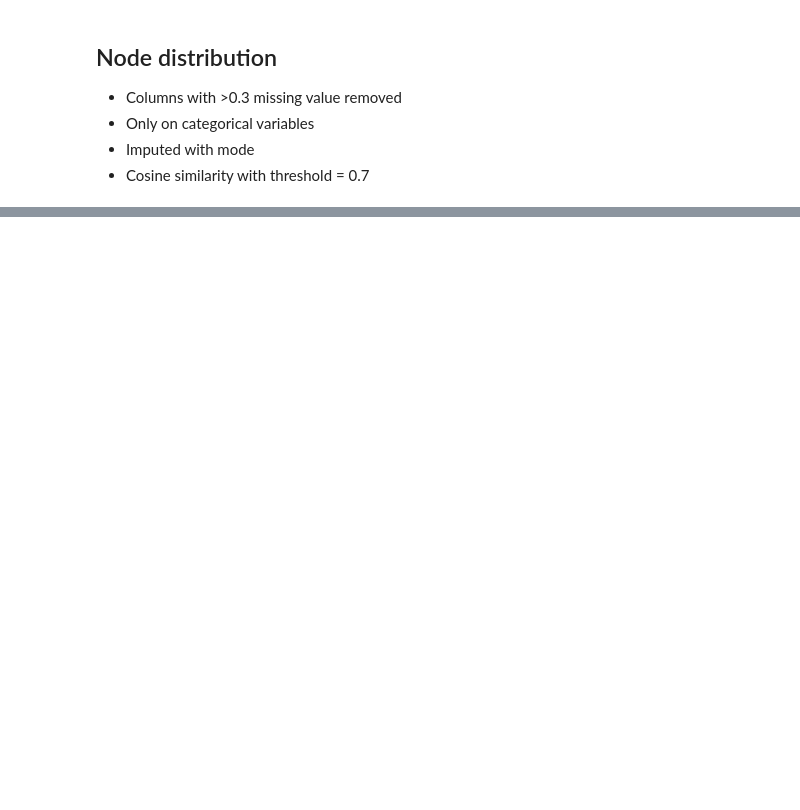
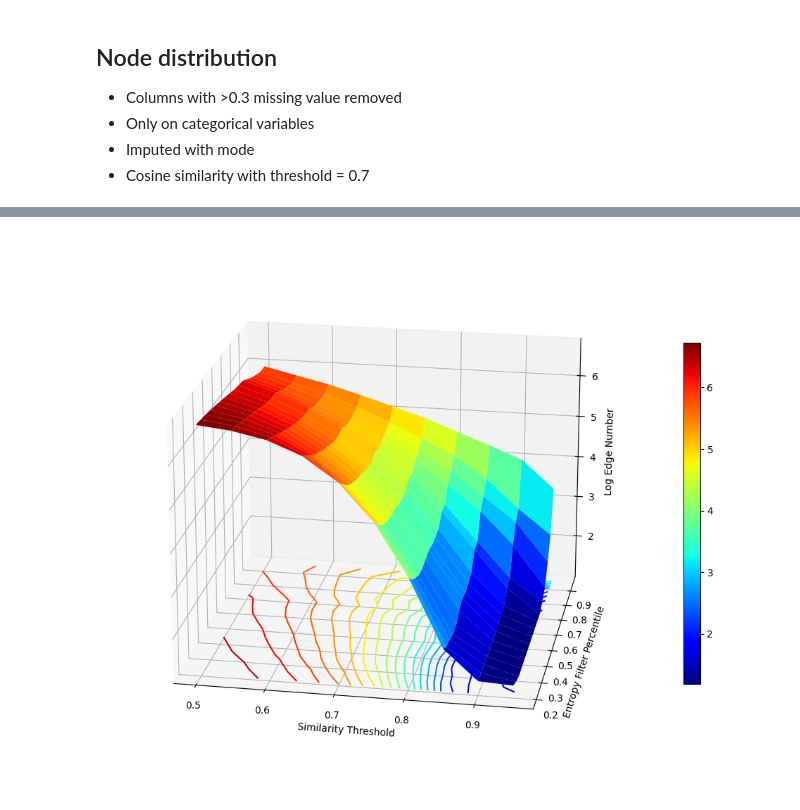
Before and after one commit to teddy21019/NIBRS_diffusion, a Jupyter notebook: similarity_network.ipynb, the cells around one changed output, grey strips where cells are left out. Saved outputs shown, nothing was run; the diff lists cells and outputs as text; code cells hidden in the pictures; blank space fills up the shorter version.

```diff
--- a/similarity_network.ipynb
+++ b/similarity_network.ipynb
@@ -375,2 +392,0 @@ sn = SimilarityNetwork(imputed_lemas, cosine_sim, "ORI9", sim_columns)
-# %%
-sn.fit_transform(np.random.random(sn.feature_n))
@@ -477,0 +574,41 @@ plot_degree_dist(G)
+# %%
+edge_num_by_th_q: list[dict[str, float]] = []
+for q in range(20,100,5):
+    for th in range(50,100,5):
+        variety_q = np.percentile(list(cat_col_variety_full.values()), q)
+        cat_col_variety = {col:v for col, v in cat_col_variety_full.items() if v >= variety_q}
+
+        sn = SimilarityNetwork(
+            df,
+            CosineSimilarity(th/100.0),
+            "ORI9",
+            list(cat_col_variety.keys()) +  ["log_pop", "log_budget"]
+        )
+        sn.fit_transform()
+
+        edge_num_by_th_q.append(
+            {
+                'q': q/100.0,
+                'th': th/100.0,
+                'edge_num':np.log10(sn.adjacency_matrix.nnz)
+            }
+        )
+# %%
+dd = pd.DataFrame(edge_num_by_th_q)
+# %%
+mesh = dd.pivot(index = 'th', columns='q', values='edge_num')
+x,y = np.meshgrid(mesh.index, mesh.columns)
+z = mesh.to_numpy().T
+
+fig= plt.figure(figsize=(10,10))
+ax: plt.Axes = fig.add_subplot(projection='3d')
+my_cmap = plt.get_cmap('jet')
+surf = ax.plot_surface(x,y,z, cmap = my_cmap)
+ax.contour(x,y,z, zdir = 'z', offset=1, cmap = my_cmap, levels = 20)
+ax.set_xlabel("Similarity Threshold"); ax.set_ylabel("Entropy Filter Percentile");
+ax.set_zlabel("Log Edge Number")
+ax.view_init(elev=20, azim=-80, vertical_axis='z')
+fig.colorbar(surf, shrink = 0.5)
+fig.tight_layout()
+# %% [output]
+[figure, added]
```
Also changed, not shown: parts of 39 cells of this notebook.
